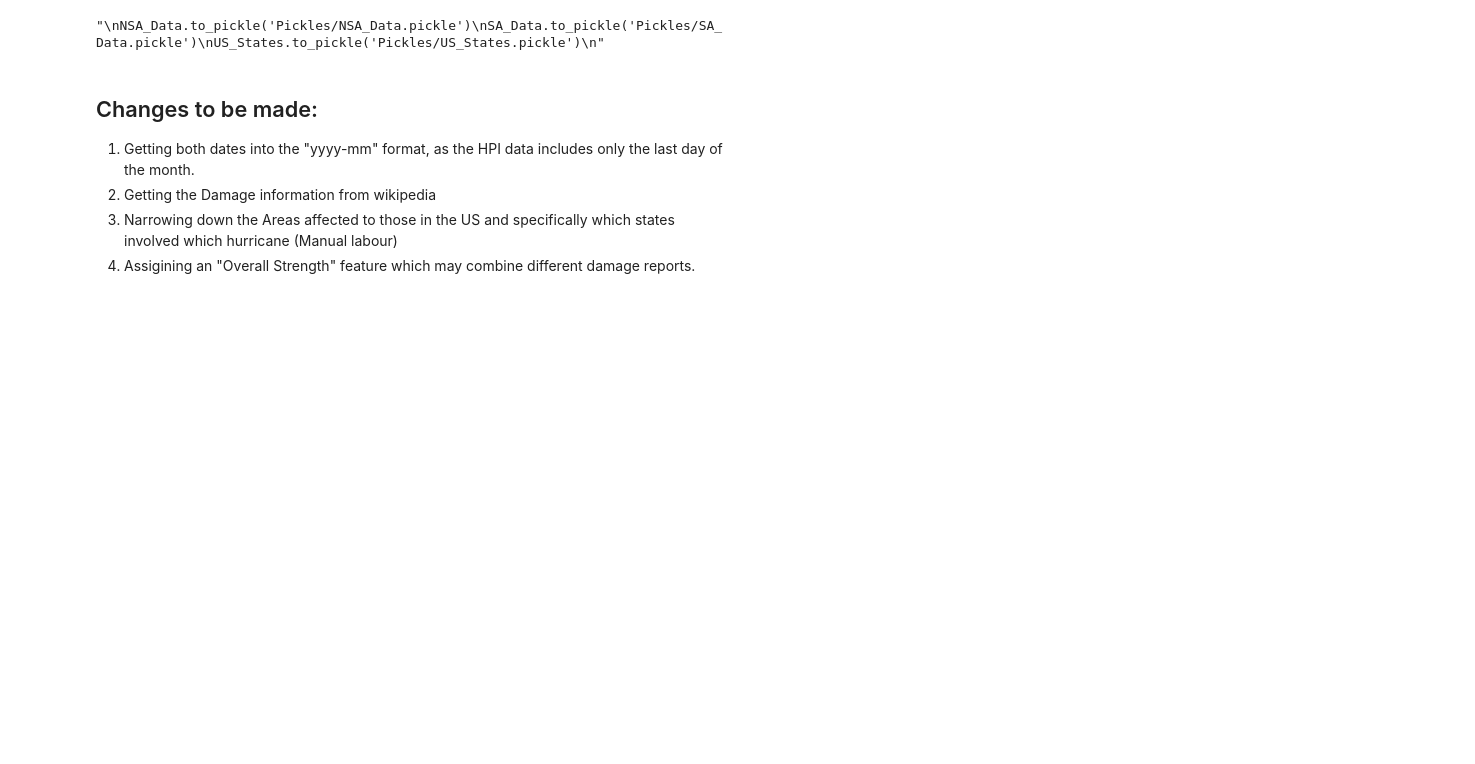
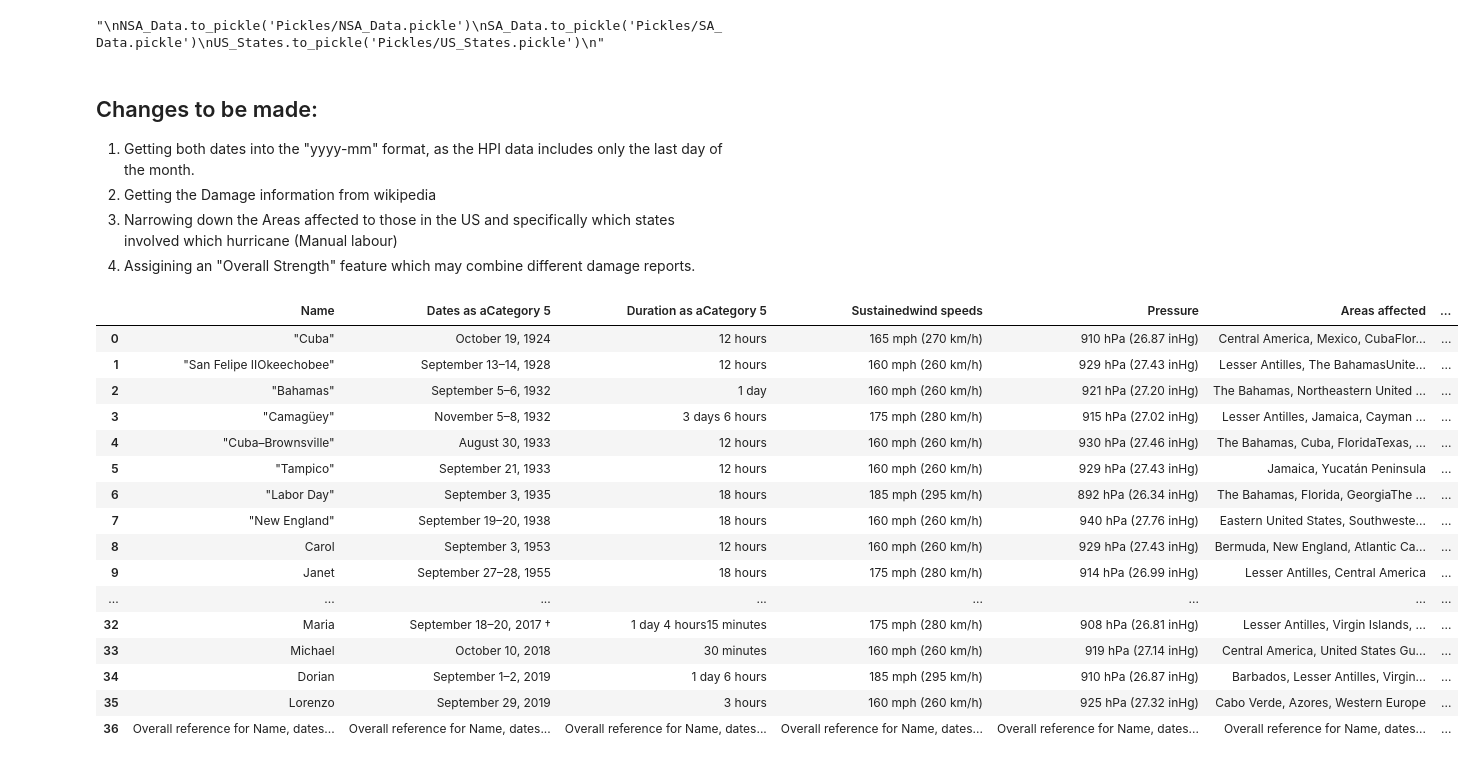
Before and after one commit to Alon-Shaaltiel/Hurricanes_US, a Jupyter notebook: Data_Collection.ipynb, the cells around one changed output. Drawn from its saved outputs; the diff is of its cells as text; code cells hidden in the pictures; blank space fills up the shorter version.

Commit message:
Organized locations and pickled wikipedia data

```diff
--- a/Data_Collection.ipynb
+++ b/Data_Collection.ipynb
@@ -71,3 +73,24 @@ Hurricanes.set_index("Name", inplace = True)
 1. Getting the Damage information from wikipedia
 1. Narrowing down the Areas affected to those in the US and specifically which states involved which hurricane (Manual labour)
 1. Assigining an "Overall Strength" feature which may combine different damage reports.
+# %%
+Hurricanes = pd.read_pickle("Pickles/Hurricanes.pickle")
+Hurricanes
+# %% [output]
+|  | Name | Dates as aCategory 5 | Duration as aCategory 5 | Sustainedwind speeds | Pressure | Areas affected | ... |
+| 0 | "Cuba" | October 19, 1924 | 12 hours | 165 mph (270 km/h) | 910 hPa (26.87 inHg) | Central America, Mexico, CubaFlor... | ... |
+| 1 | "San Felipe IIOkeechobee" | September 13–14, 1928 | 12 hours | 160 mph (260 km/h) | 929 hPa (27.43 inHg) | Lesser Antilles, The BahamasUnite... | ... |
+| 2 | "Bahamas" | September 5–6, 1932 | 1 day | 160 mph (260 km/h) | 921 hPa (27.20 inHg) | The Bahamas, Northeastern United ... | ... |
+| 3 | "Camagüey" | November 5–8, 1932 | 3 days 6 hours | 175 mph (280 km/h) | 915 hPa (27.02 inHg) | Lesser Antilles, Jamaica, Cayman ... | ... |
+| 4 | "Cuba–Brownsville" | August 30, 1933 | 12 hours | 160 mph (260 km/h) | 930 hPa (27.46 inHg) | The Bahamas, Cuba, FloridaTexas, ... | ... |
+| 5 | "Tampico" | September 21, 1933 | 12 hours | 160 mph (260 km/h) | 929 hPa (27.43 inHg) | Jamaica, Yucatán Peninsula | ... |
+| 6 | "Labor Day" | September 3, 1935 | 18 hours | 185 mph (295 km/h) | 892 hPa (26.34 inHg) | The Bahamas, Florida, GeorgiaThe ... | ... |
+| 7 | "New England" | September 19–20, 1938 | 18 hours | 160 mph (260 km/h) | 940 hPa (27.76 inHg) | Eastern United States, Southweste... | ... |
+| 8 | Carol | September 3, 1953 | 12 hours | 160 mph (260 km/h) | 929 hPa (27.43 inHg) | Bermuda, New England, Atlantic Ca... | ... |
+| 9 | Janet | September 27–28, 1955 | 18 hours | 175 mph (280 km/h) | 914 hPa (26.99 inHg) | Lesser Antilles, Central America | ... |
+| ... | ... | ... | ... | ... | ... | ... | ... |
+| 32 | Maria | September 18–20, 2017 † | 1 day 4 hours15 minutes | 175 mph (280 km/h) | 908 hPa (26.81 inHg) | Lesser Antilles, Virgin Islands, ... | ... |
+| 33 | Michael | October 10, 2018 | 30 minutes | 160 mph (260 km/h) | 919 hPa (27.14 inHg) | Central America, United States Gu... | ... |
+| 34 | Dorian | September 1–2, 2019 | 1 day 6 hours | 185 mph (295 km/h) | 910 hPa (26.87 inHg) | Barbados, Lesser Antilles, Virgin... | ... |
+| 35 | Lorenzo | September 29, 2019 | 3 hours | 160 mph (260 km/h) | 925 hPa (27.32 inHg) | Cabo Verde, Azores, Western Europe | ... |
+| 36 | Overall reference for Name, dates... | Overall reference for Name, dates... | Overall reference for Name, dates... | Overall reference for Name, dates... | Overall reference for Name, dates... | Overall reference for Name, dates... | ... |
```
Also changed, not shown: parts of 5 cells of this notebook, 1 other file.
